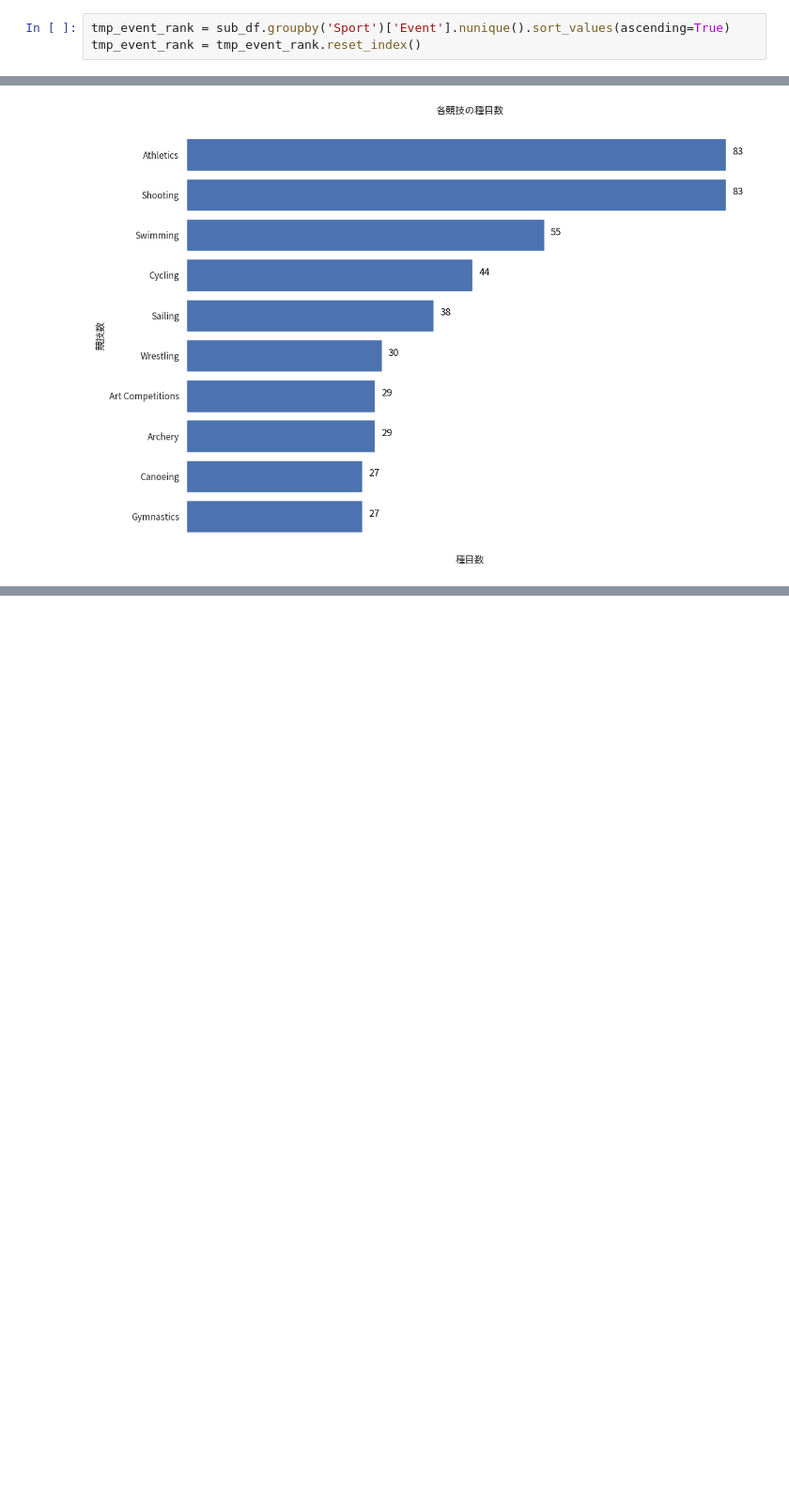
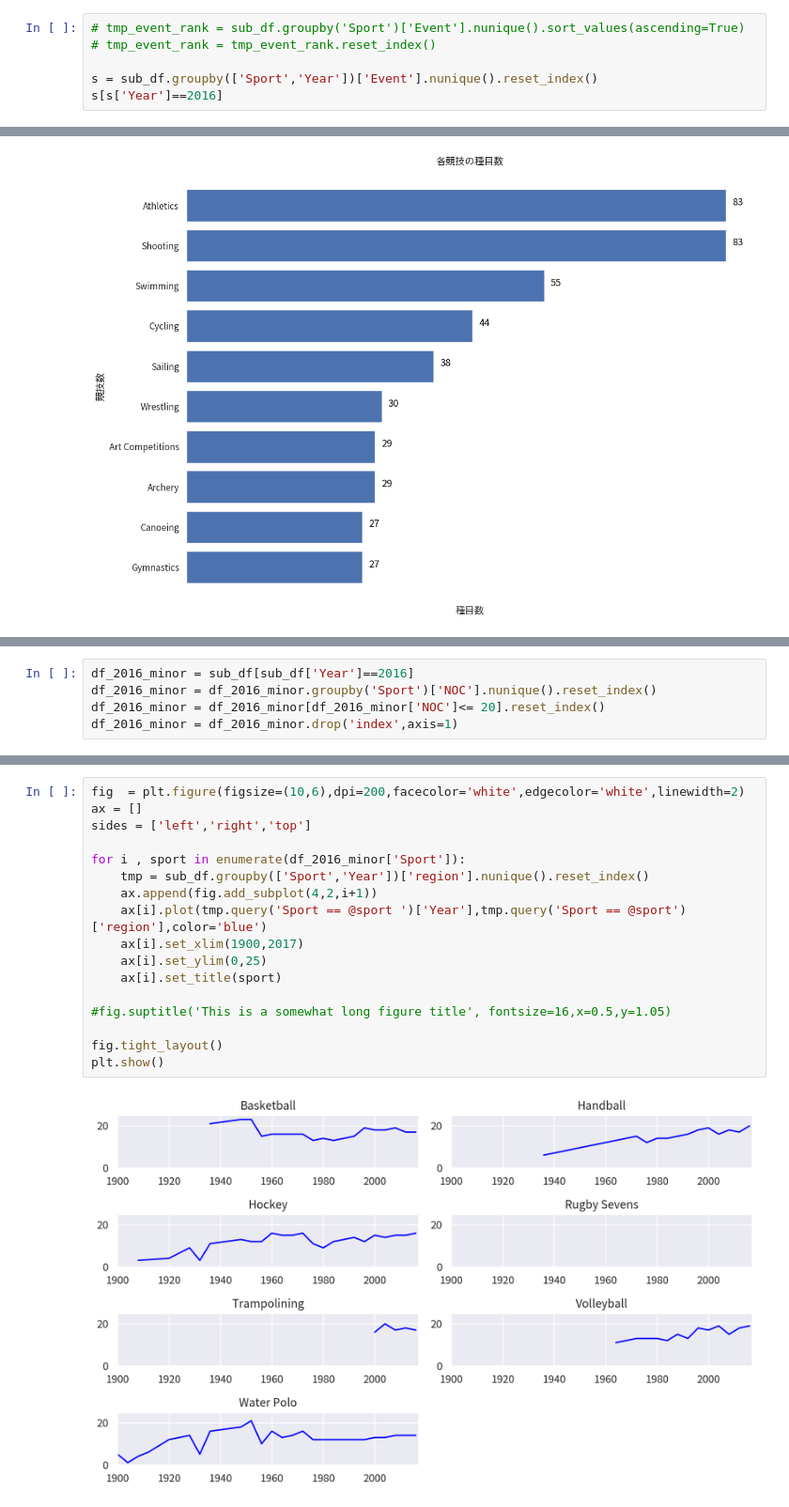
Before and after one commit to 900914/TIL, a Jupyter notebook: Kaggle/120olympic_analytics.ipynb, the cells around one changed output, grey strips where cells are left out. Shown at 94% size. Saved outputs shown, nothing was run; the diff lists cells and outputs as text; blank space fills up the shorter version.

```diff
--- a/Kaggle/120olympic_analytics.ipynb
+++ b/Kaggle/120olympic_analytics.ipynb
@@ -720,5 +707,8 @@ plt.show()
 # %% [output]
 [figure]
 # %%
-tmp_event_rank = sub_df.groupby('Sport')['Event'].nunique().sort_values(ascending=True)
-tmp_event_rank = tmp_event_rank.reset_index()
+# tmp_event_rank = sub_df.groupby('Sport')['Event'].nunique().sort_values(ascending=True)
+# tmp_event_rank = tmp_event_rank.reset_index()
+
+s = sub_df.groupby(['Sport','Year'])['Event'].nunique().reset_index()
+s[s['Year']==2016]
@@ -769,0 +817,5 @@ plt.show()
+# %%
+df_2016_minor = sub_df[sub_df['Year']==2016]
+df_2016_minor = df_2016_minor.groupby('Sport')['NOC'].nunique().reset_index()
+df_2016_minor = df_2016_minor[df_2016_minor['NOC']<= 20].reset_index()
+df_2016_minor = df_2016_minor.drop('index',axis=1)
@@ -769,0 +837,19 @@ plt.show()
+# %%
+fig  = plt.figure(figsize=(10,6),dpi=200,facecolor='white',edgecolor='white',linewidth=2)
+ax = []
+sides = ['left','right','top']
+
+for i , sport in enumerate(df_2016_minor['Sport']):
+    tmp = sub_df.groupby(['Sport','Year'])['region'].nunique().reset_index()
+    ax.append(fig.add_subplot(4,2,i+1))
+    ax[i].plot(tmp.query('Sport == @sport ')['Year'],tmp.query('Sport == @sport')['region'],color='blue')
+    ax[i].set_xlim(1900,2017)
+    ax[i].set_ylim(0,25)
+    ax[i].set_title(sport)
+
+#fig.suptitle('This is a somewhat long figure title', fontsize=16,x=0.5,y=1.05)
+
+fig.tight_layout()
+plt.show()
+# %% [output]
+[figure, added]
```
Also changed, not shown: parts of 36 cells of this notebook.
